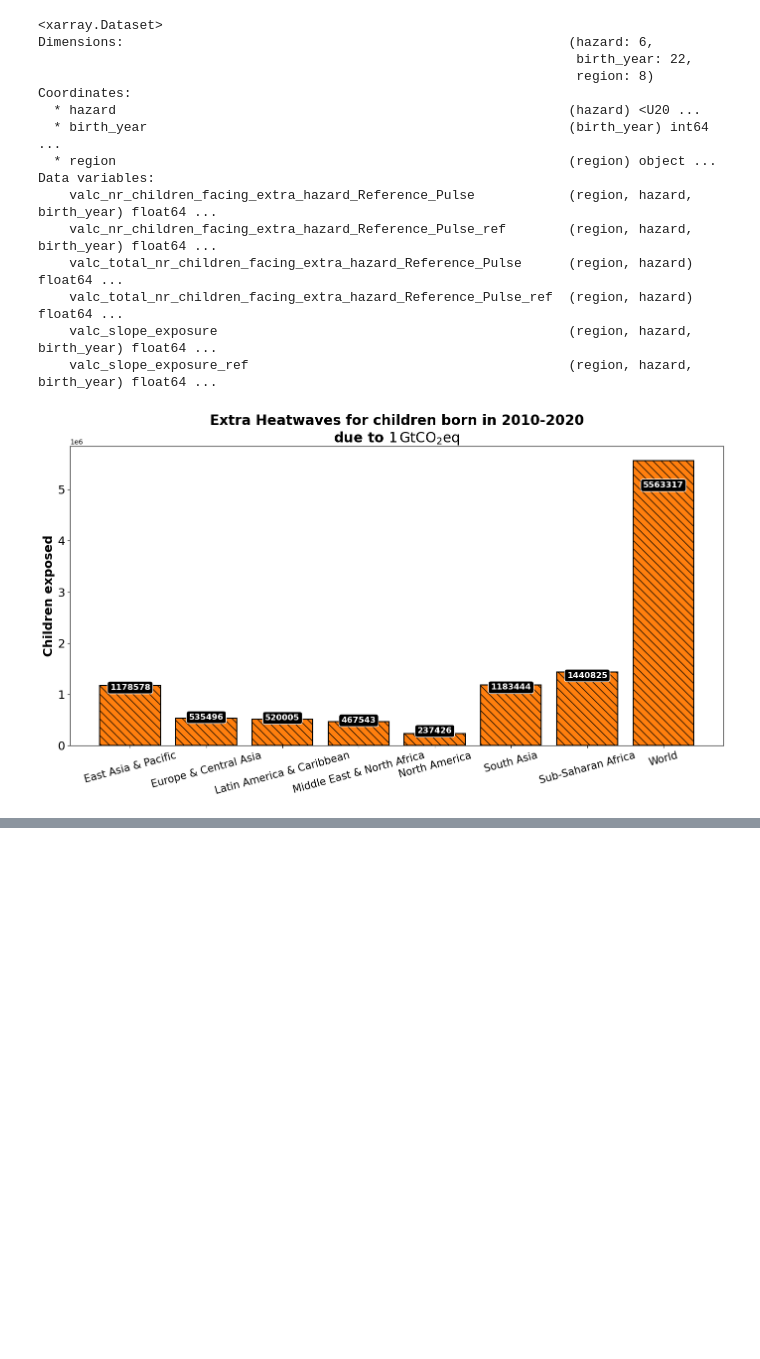
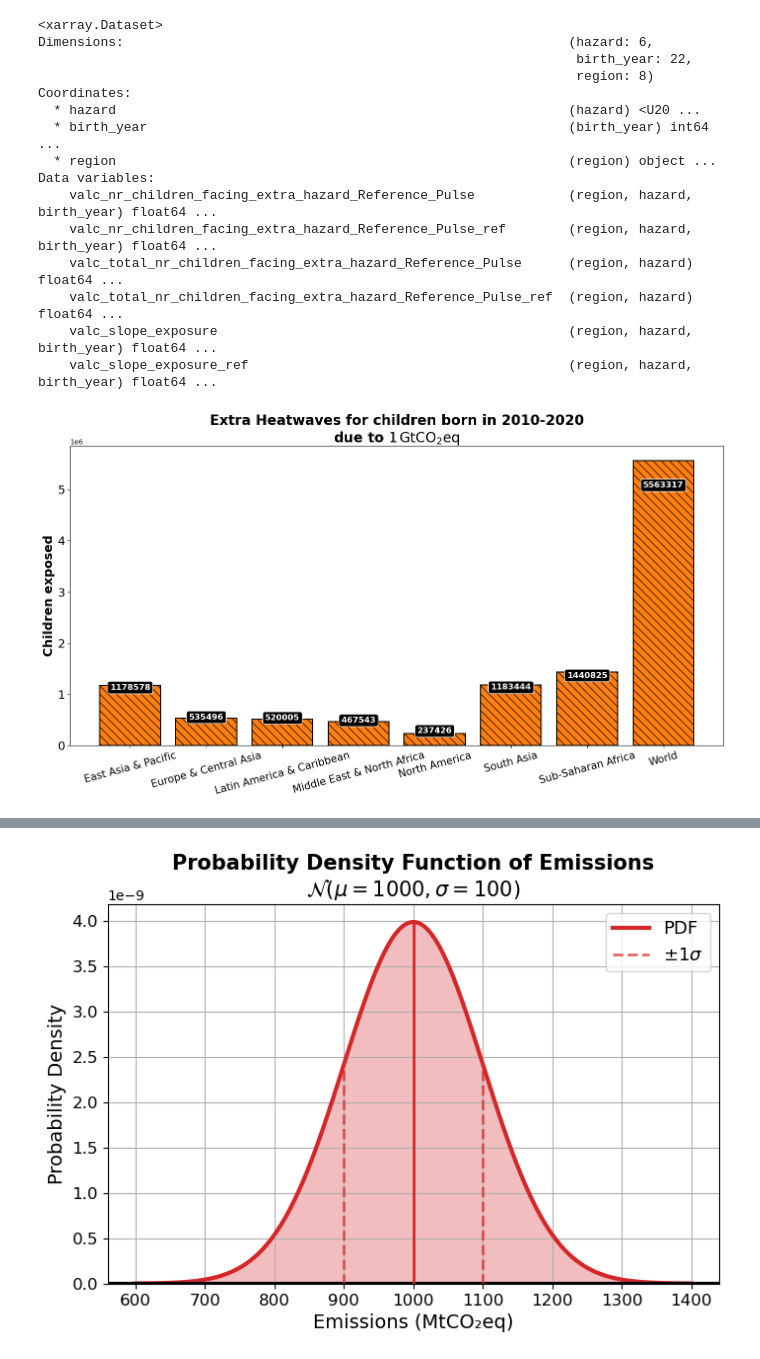
Before and after one commit to AmauryLaridon/Source2Suffering, a Jupyter notebook: notebooks/source2suffering.ipynb, the cells around one changed output, grey strips where cells are left out. Cells and saved outputs as stored; diff of their text form; code cells hidden in the pictures; blank space fills up the shorter version.

```diff
--- a/notebooks/source2suffering.ipynb
+++ b/notebooks/source2suffering.ipynb
@@ -84,9 +84,9 @@ hazards_name = [
 # %%
 # Load the values computed by the Source2Suffering framework with the new demography #
 with open(data_dir+'{}/source2suffering/reference_pulse/ds_S2S_Reference_Pulse_gmt_{}_{}.pkl'.format('pickles_S2S_v1','ar6_new','rm'), 'rb') as f:
-        ds_S2S_Refence_Pulse_gmt_ar6_new_rm = pk.load(f)
+        ds_S2S_Reference_Pulse_gmt_ar6_new_rm = pk.load(f)
 
-print(ds_S2S_Refence_Pulse_gmt_ar6_new_rm)
+print(ds_S2S_Reference_Pulse_gmt_ar6_new_rm)
 # %% [output]
 <xarray.Dataset>
 Dimensions:                                                         (hazard: 6,
@@ -184,9 +181,9 @@ plt.show()
 # %%
 # Load the values computed by the Source2Suffering framework with the new demography #
 with open(data_dir+'{}/source2suffering/reference_pulse/ds_S2S_Reference_Pulse_Regions_gmt_{}_{}.pkl'.format('pickles_S2S_v1','ar6_new','rm'), 'rb') as f:
-        ds_S2S_Refence_Pulse_Regions_gmt_ar6_new_rm = pk.load(f)
+        ds_S2S_Reference_Pulse_Regions_gmt_ar6_new_rm = pk.load(f)
 
-print(ds_S2S_Refence_Pulse_Regions_gmt_ar6_new_rm)
+print(ds_S2S_Reference_Pulse_Regions_gmt_ar6_new_rm)
 # %% [output]
 <xarray.Dataset>
 Dimensions:                                                         (hazard: 6,
@@ -247,0 +250,7 @@ plt.show()
+# %%
+# Load the normal distribution created for the emissions #
+
+with open(data_dir+'{}/source2suffering/pdf/emissions/pdf_emissions_norm_test.pkl'.format('pickles_S2S_v1'), 'rb') as f:
+        pdf_emissions = pk.load(f)
+
+print(pdf_emissions)
@@ -247,0 +259,65 @@ plt.show()
+# %%
+import numpy as np
+import matplotlib.pyplot as plt
+
+emissions_best_estimate = 1000e6
+emissions_std_dev = 100e6
+
+# ---------------------- Plot the PDF ---------------------- #
+x = np.linspace(emissions_best_estimate - 4 * emissions_std_dev,
+                emissions_best_estimate + 4 * emissions_std_dev, 500)
+y = pdf_emissions(x)
+
+x_mtco2eq = x / 1e6  # Convert to MtCO2eq for display
+
+mu = emissions_best_estimate / 1e6
+sigma = emissions_std_dev / 1e6
+
+# Fonction pour récupérer la valeur PDF la plus proche
+def get_pdf_value(x_val):
+    idx = (np.abs(x_mtco2eq - x_val)).argmin()
+    return y[idx]
+
+y_mu = get_pdf_value(mu)
+y_mu_minus_sigma = get_pdf_value(mu - sigma)
+y_mu_plus_sigma = get_pdf_value(mu + sigma)
+
+plt.figure(figsize=(8, 5))
+plt.plot(
+    x_mtco2eq,
+    y,
+    color='tab:red',
+    label='PDF',
+    lw=3
+)
+
+plt.fill_between(x_mtco2eq, y, color='tab:red', alpha=0.3)
+plt.axhline(0, color='black', lw=3)
+
+# Barres verticales partielles
+plt.plot([mu, mu], [0, y_mu], color='tab:red', lw=2, linestyle='-')               # moyenne
+plt.plot([mu - sigma, mu - sigma], [0, y_mu_minus_sigma], color='tab:red', lw=2, linestyle='--', alpha=0.7, label=r'$\pm 1 \sigma$')  # moyenne - 1σ
+plt.plot([mu + sigma, mu + sigma], [0, y_mu_plus_sigma], color='tab:red', lw=2, linestyle='--', alpha=0.7)  # moyenne + 1σ
+
+plt.xlabel('Emissions (MtCO₂eq)', fontsize=14)
+plt.ylabel('Probability Density', fontsize=14)
+
+plt.title(
+    'Probability Density Function of Emissions\n'
+    r'$\mathcal{N}(\mu=%.0f, \sigma=%.0f)$' % (mu, sigma),
+    fontweight='bold',
+    fontsize=15,
+    loc='center'
+)
+
+# Ticks normaux, tick size augmenté
+plt.xticks(fontsize=12)
+plt.yticks(fontsize=12)
+plt.ylim(bottom=0)
+plt.legend(fontsize=13)
+plt.grid(True)
+
+plt.savefig(scripts_dir + '/figures/source2suffering/pdf/fig1_stand_norm_pdf_emissions.png', bbox_inches='tight', dpi=300)
+plt.show()
+# %% [output]
+[figure, added]
```
Also changed, not shown: parts of 10 cells of this notebook, 23 other files.
